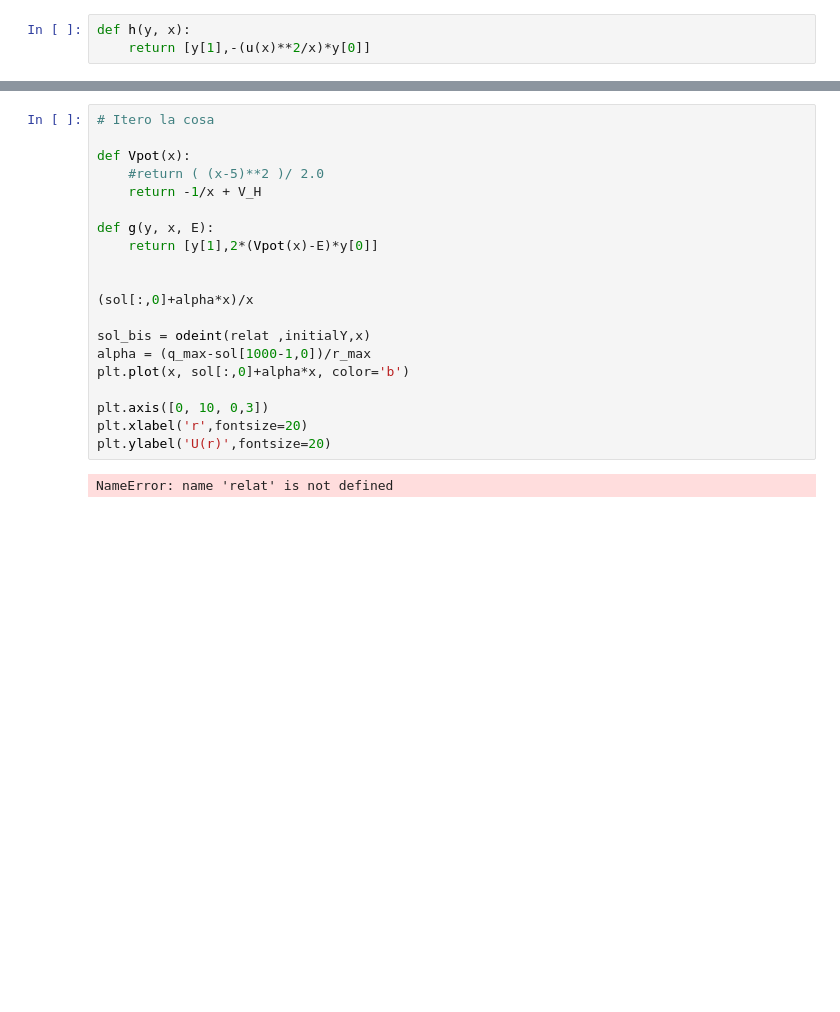
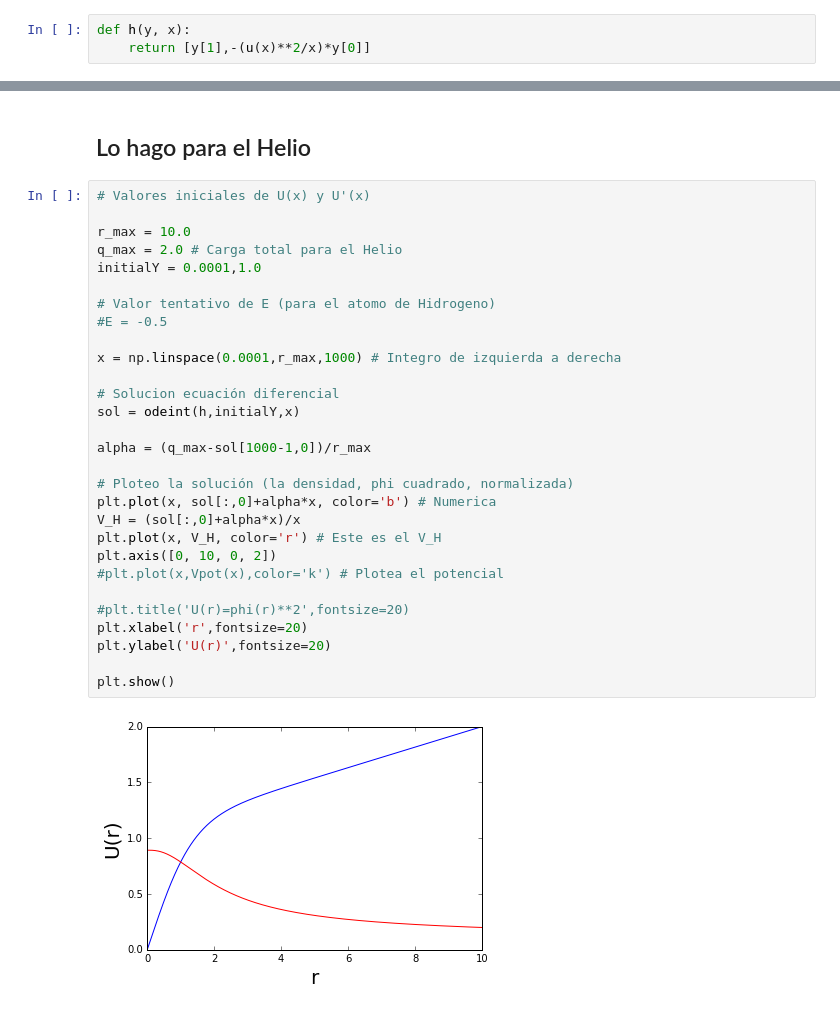
Before and after one commit to carlosbionic/Estructura-de-la-materia-3, a Jupyter notebook: DFT_Helio.ipynb, the cells around one changed output, grey strips where cells are left out. Cells and saved outputs as stored; diff of their text form; blank space fills up the shorter version.

```diff
--- a/DFT_Helio.ipynb
+++ b/DFT_Helio.ipynb
@@ -127,22 +167,33 @@ plt.show()
-# %%
-# Itero la cosa
-
-def Vpot(x):
-    #return ( (x-5)**2 )/ 2.0
-    return -1/x + V_H
-
-def g(y, x, E):
-    return [y[1],2*(Vpot(x)-E)*y[0]]
-
-
-(sol[:,0]+alpha*x)/x
-
-sol_bis = odeint(relat ,initialY,x)
-alpha = (q_max-sol[1000-1,0])/r_max
-plt.plot(x, sol[:,0]+alpha*x, color='b')
-
-plt.axis([0, 10, 0,3])
-plt.xlabel('r',fontsize=20)
-plt.ylabel('U(r)',fontsize=20)
-# %% [output]
-NameError: name 'relat' is not defined
+# %% [markdown]
+## Lo hago para el Helio
+# %%
+# Valores iniciales de U(x) y U'(x)
+
+r_max = 10.0
+q_max = 2.0 # Carga total para el Helio
+initialY = 0.0001,1.0
+
+# Valor tentativo de E (para el atomo de Hidrogeno)
+#E = -0.5
+
+x = np.linspace(0.0001,r_max,1000) # Integro de izquierda a derecha
+
+# Solucion ecuación diferencial
+sol = odeint(h,initialY,x)
+
+alpha = (q_max-sol[1000-1,0])/r_max
+
+# Ploteo la solución (la densidad, phi cuadrado, normalizada)
+plt.plot(x, sol[:,0]+alpha*x, color='b') # Numerica
+V_H = (sol[:,0]+alpha*x)/x
+plt.plot(x, V_H, color='r') # Este es el V_H
+plt.axis([0, 10, 0, 2])
+#plt.plot(x,Vpot(x),color='k') # Plotea el potencial
+
+#plt.title('U(r)=phi(r)**2',fontsize=20)
+plt.xlabel('r',fontsize=20)
+plt.ylabel('U(r)',fontsize=20)
+
+plt.show()
+# %% [output]
+[figure, added]
```
Also changed, not shown: parts of 11 cells of this notebook.
